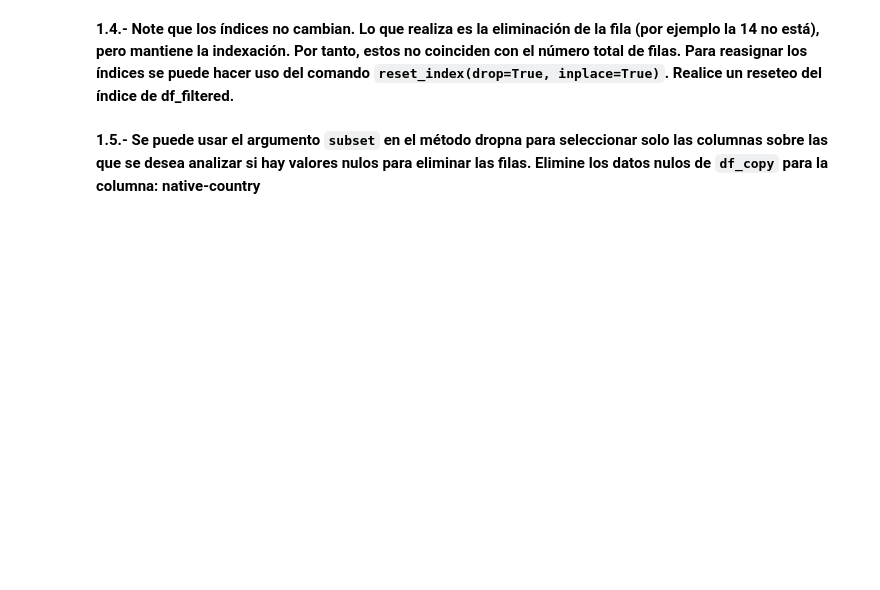
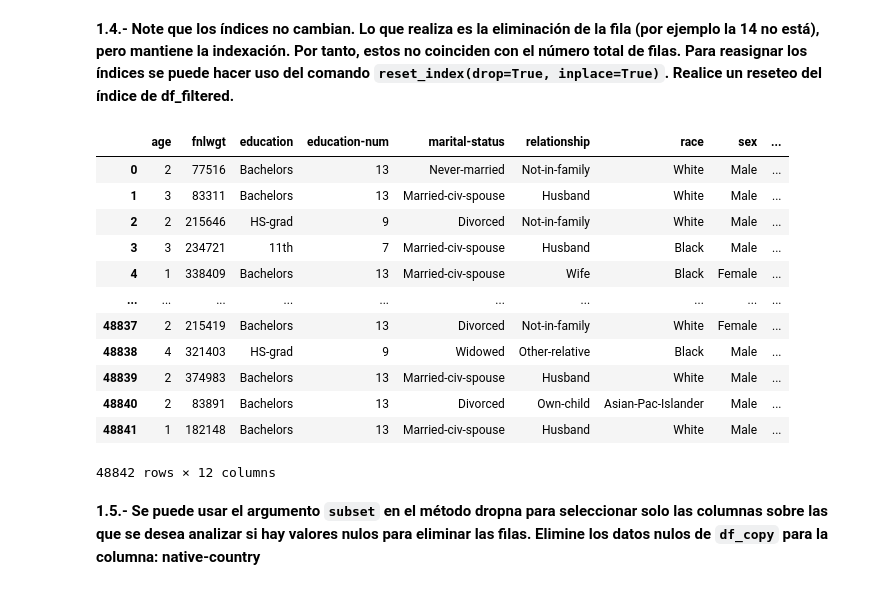
Before and after one commit to karenma/Herramientas_Aplicaciones_IA_2025, a Jupyter notebook: Modulo1/Actividad_3/Actividad3_Tratamiento_datos_faltantes.ipynb, the cells around one changed output. Cells and saved outputs as stored; diff of their text form; code cells hidden in the pictures; blank space fills up the shorter version.

```diff
--- a/Modulo1/Actividad_3/Actividad3_Tratamiento_datos_faltantes.ipynb
+++ b/Modulo1/Actividad_3/Actividad3_Tratamiento_datos_faltantes.ipynb
@@ -67,0 +109,10 @@ df=pd.read_csv('adult.csv')
+# %%
+# 1.3 - Copia del dataset
+df_copy = df.copy()
+
+# Eliminación de filas que contienen al menos un NaN
+df_filtered = df_copy.dropna()
+#solo eliminar columnas NaN
+df_filtered = df_copy.dropna(axis=1)
+# Mostrar resultado
+df_filtered.head()
@@ -68,4 +126,21 @@ df=pd.read_csv('adult.csv')
 # %% [markdown]
 **1.4.- Note que los índices no cambian. Lo que realiza es la eliminación de la fila (por ejemplo la 14 no está), pero mantiene la indexación. Por tanto, estos no coinciden con el número total de filas. Para reasignar los índices se puede hacer uso del comando `reset_index(drop=True, inplace=True)`. Realice un reseteo del índice de df_filtered.**
+# %%
+df_filtered.reset_index(drop=True, inplace=True)
+df_filtered
+# %% [output]
+|  | age | fnlwgt | education | education-num | marital-status | relationship | race | sex | ... |
+| 0 | 2 | 77516 | Bachelors | 13 | Never-married | Not-in-family | White | Male | ... |
+| 1 | 3 | 83311 | Bachelors | 13 | Married-civ-spouse | Husband | White | Male | ... |
+| 2 | 2 | 215646 | HS-grad | 9 | Divorced | Not-in-family | White | Male | ... |
+| 3 | 3 | 234721 | 11th | 7 | Married-civ-spouse | Husband | Black | Male | ... |
+| 4 | 1 | 338409 | Bachelors | 13 | Married-civ-spouse | Wife | Black | Female | ... |
+| ... | ... | ... | ... | ... | ... | ... | ... | ... | ... |
+| 48837 | 2 | 215419 | Bachelors | 13 | Divorced | Not-in-family | White | Female | ... |
+| 48838 | 4 | 321403 | HS-grad | 9 | Widowed | Other-relative | Black | Male | ... |
+| 48839 | 2 | 374983 | Bachelors | 13 | Married-civ-spouse | Husband | White | Male | ... |
+| 48840 | 2 | 83891 | Bachelors | 13 | Divorced | Own-child | Asian-Pac-Islander | Male | ... |
+| 48841 | 1 | 182148 | Bachelors | 13 | Married-civ-spouse | Husband | White | Male | ... |
+48842 rows × 12 columns
 # %% [markdown]
 **1.5.- Se puede usar el argumento `subset` en el método dropna para seleccionar solo las columnas sobre las que se desea analizar si hay valores nulos para eliminar las filas. Elimine los datos nulos de `df_copy` para la columna: native-country**
```
Also changed, not shown: parts of 17 cells of this notebook, 2 other files.
